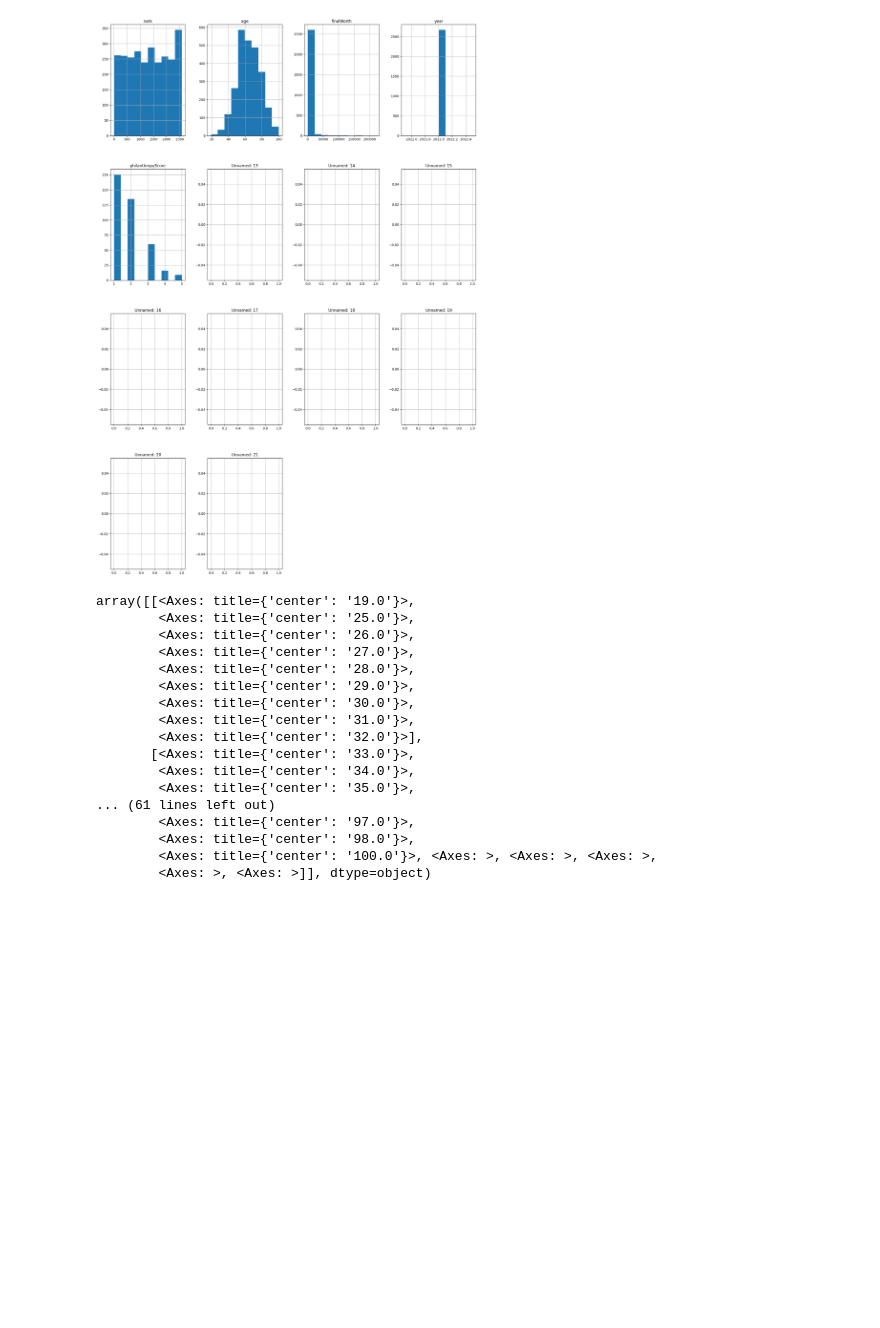
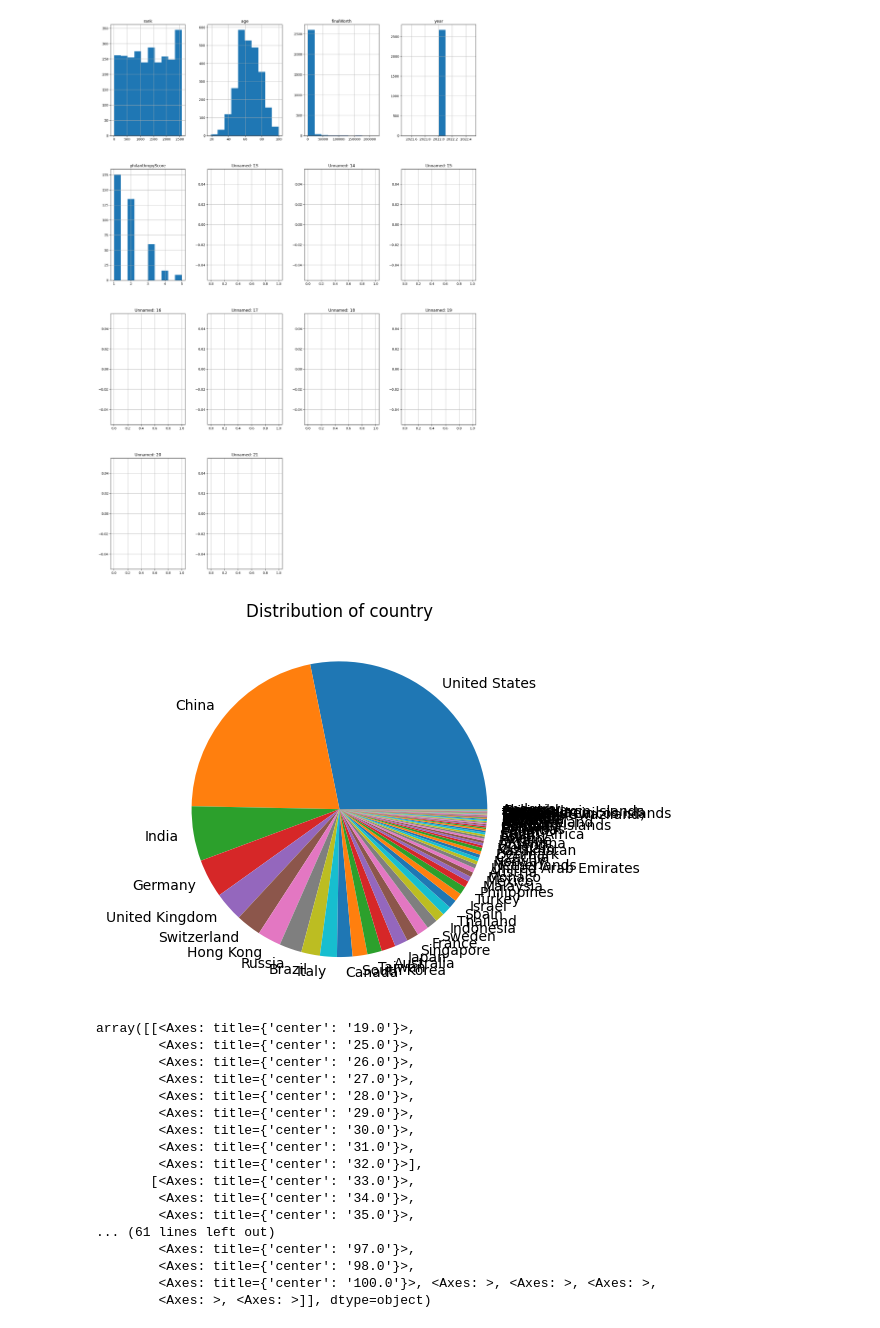
Before and after one commit to Sarajaldin/Richest-Persons, a Jupyter notebook: richest_persons.ipynb, the cells around one changed output. Drawn from its saved outputs; the diff is of its cells as text; code cells hidden in the pictures; blank space fills up the shorter version.

```diff
--- a/richest_persons.ipynb
+++ b/richest_persons.ipynb
@@ -222,6 +222,13 @@ array([[<Axes: title={'center': 'rank'}>,
         <Axes: title={'center': 'Unnamed: 21'}>, <Axes: >, <Axes: >]],
       dtype=object)
 [figure]
+# %%
+country_counts = mydata['country'].value_counts()
+plt.pie(country_counts, labels=country_counts.index)
+plt.title('Distribution of country')
+plt.show()
+# %% [output]
+[figure, added]
 # %%
 mydata.hist(by='gender',column = 'age')
 
```
Also changed, not shown: parts of 2 cells of this notebook.
